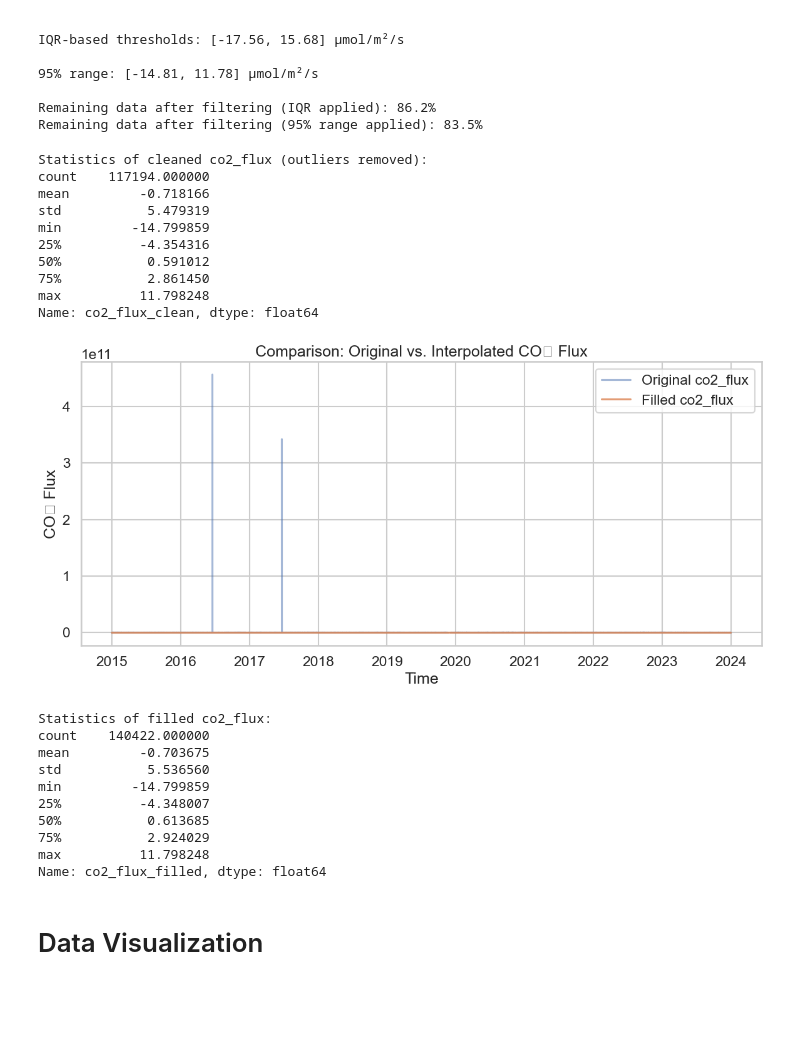
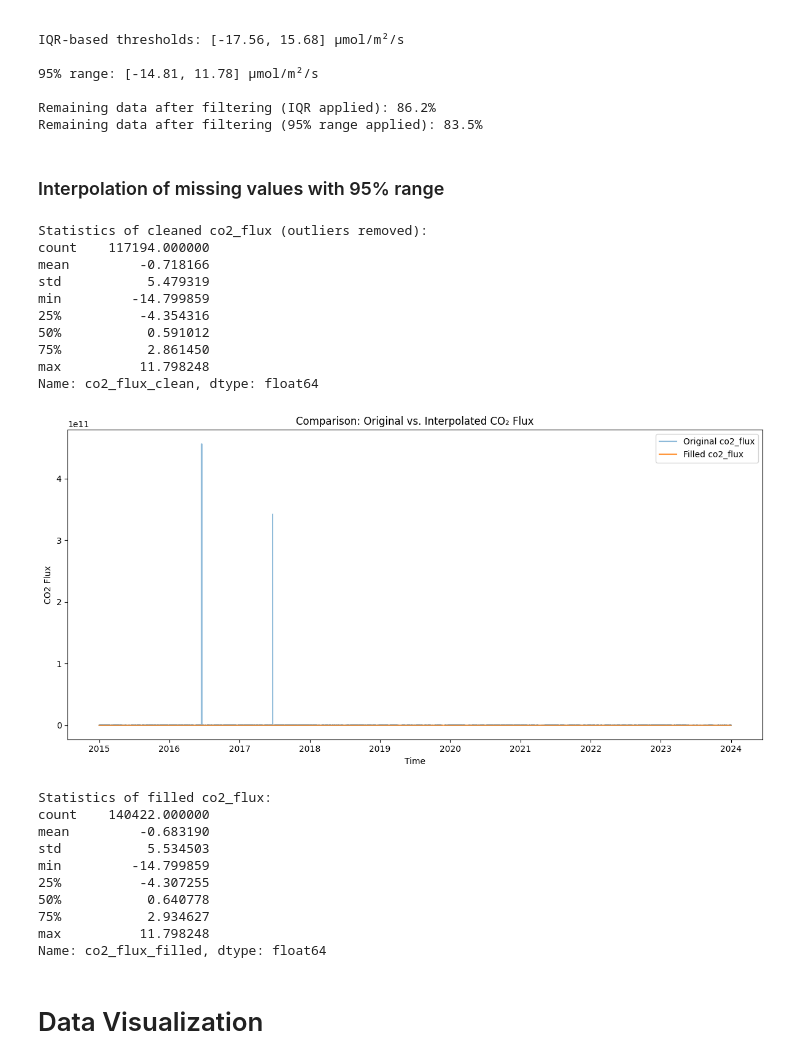
Before and after one commit to sonstnichts/thesis-code, a Jupyter notebook: python/SARIMAX.ipynb, the cells around one changed output. Drawn from its saved outputs; the diff is of its cells as text; code cells hidden in the pictures; blank space fills up the shorter version.

Commit message:
sarimax training done, but still problems with day/night data

```diff
--- a/python/SARIMAX.ipynb
+++ b/python/SARIMAX.ipynb
@@ -147,11 +109,3 @@ dtype: object
-# %%
-#Transform  data to float
-cols = ['Tau', 'qc_Tau', 'H', 'qc_H', 'qc_LE', 'co2_flux', 'qc_co2_flux',
-        'h2o_flux', 'qc_h2o_flux', 'co2_mole_fraction', 'h2o_mole_fraction',
-        'u*', 'L', 'u_var', 'v_var', 'w_var', 'ts_var', 'LE']
-
-for col in cols:
-    data[col] = pd.to_numeric(data[col], errors='coerce')
 # %%
 nan_counts = fluxes['co2_flux'].isna().sum()
 print(f"Number of missing data: {nan_counts}")
@@ -244,6 +200,8 @@ IQR-based thresholds: [-17.56, 15.68] µmol/m²/s
 
 Remaining data after filtering (IQR applied): 86.2%
 Remaining data after filtering (95% range applied): 83.5%
+# %% [markdown]
+### Interpolation of missing values with 95% range
 # %%
 # Set the random seed for reproducibility
 np.random.seed(42)
@@ -315,11 +273,11 @@ def is_day(timestamp):
 # based on whether it is day or night.
 for ts in long_gap_indices:
     if is_day(ts):
-        # Select all valid values in the daytime period (SW_IN > 20)
-        pool = flux_df.loc[flux_df['SW_IN'] > 20, 'co2_flux_clean'].dropna()
+        # Select all valid values in the daytime period (SW_IN > 5)
+        pool = flux_df.loc[flux_df['SW_IN'] > 2, 'co2_flux_clean'].dropna()
     else:
-        # Select all valid values in the nighttime period (SW_IN <= 20)
-        pool = flux_df.loc[flux_df['SW_IN'] <= 20, 'co2_flux_clean'].dropna()
+        # Select all valid values in the nighttime period (SW_IN <= 5)
+        pool = flux_df.loc[flux_df['SW_IN'] <= 2, 'co2_flux_clean'].dropna()
 
     if len(pool) > 0:
         flux_df.at[ts, 'co2_flux_lin'] = np.random.choice(pool.values)
@@ -339,42 +297,42 @@ external_cols = [col for col in flux_df.columns if col not in cols_to_exclude]
 
 if external_cols:
     flux_df[external_cols] = flux_df[external_cols].interpolate(method='time', limit_direction='both')
 
 # ---------------------------------
 # 6. Visualization and final statistics
 # ---------------------------------
 plt.figure(figsize=(12, 6))
 plt.plot(flux_df.index, flux_df['co2_flux'], label='Original co2_flux', alpha=0.5)
 plt.plot(flux_df.index, flux_df['co2_flux_filled'], label='Filled co2_flux', alpha=0.8)
 plt.xlabel("Time")
 plt.ylabel("CO2 Flux")
 plt.title("Comparison: Original vs. Interpolated CO₂ Flux")
 plt.legend()
 plt.tight_layout()
 plt.show()
 
 print("\nStatistics of filled co2_flux:")
 print(flux_df['co2_flux_filled'].describe())
 # %% [output]
 Statistics of cleaned co2_flux (outliers removed):
 count    117194.000000
 mean         -0.718166
 std           5.479319
 min         -14.799859
 25%          -4.354316
 50%           0.591012
 75%           2.861450
 max          11.798248
 Name: co2_flux_clean, dtype: float64
-[figure, old version]
+[figure, new version]
 Statistics of filled co2_flux:
 count    140422.000000
-mean         -0.703675
-std           5.536560
+mean         -0.683190
+std           5.534503
 min         -14.799859
-25%          -4.348007
-50%           0.613685
-75%           2.924029
+25%          -4.307255
+50%           0.640778
+75%           2.934627
 max          11.798248
 Name: co2_flux_filled, dtype: float64
 # %% [markdown]
```
Also changed, not shown: parts of 19 cells of this notebook, 3 other files.
